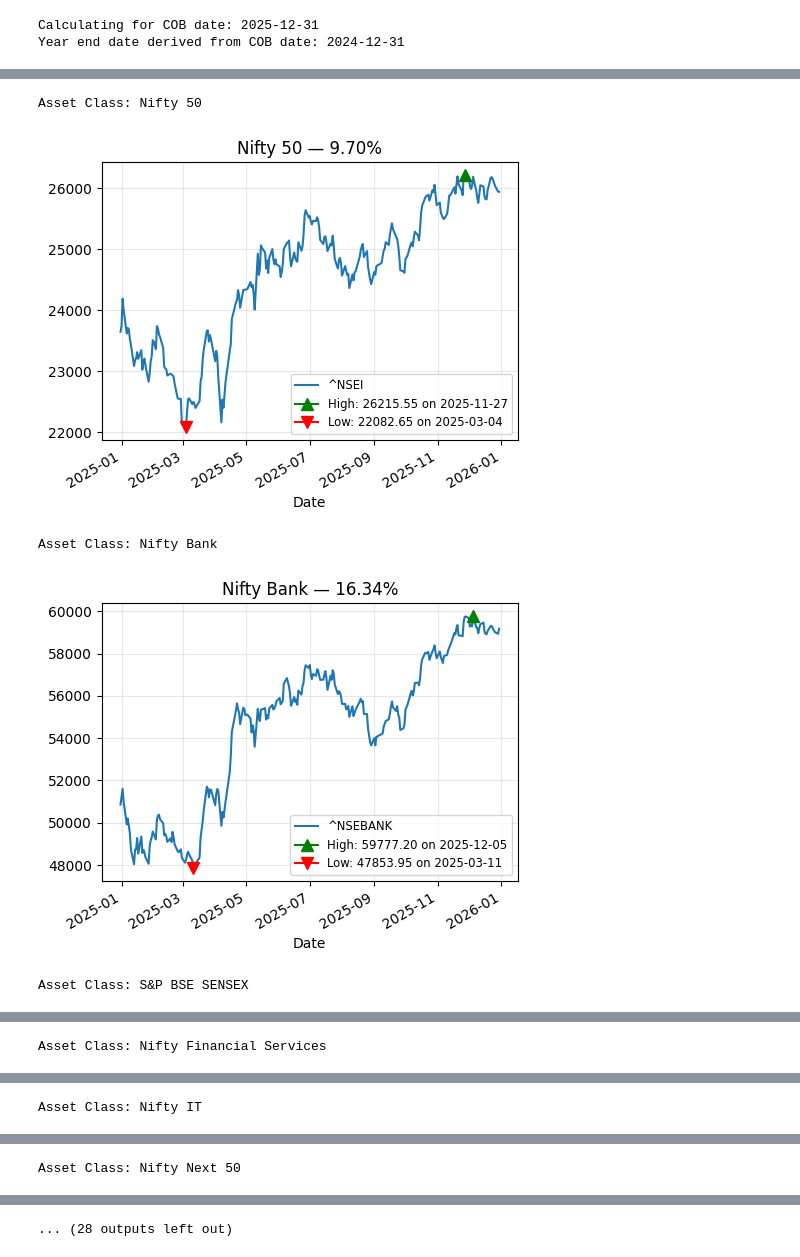
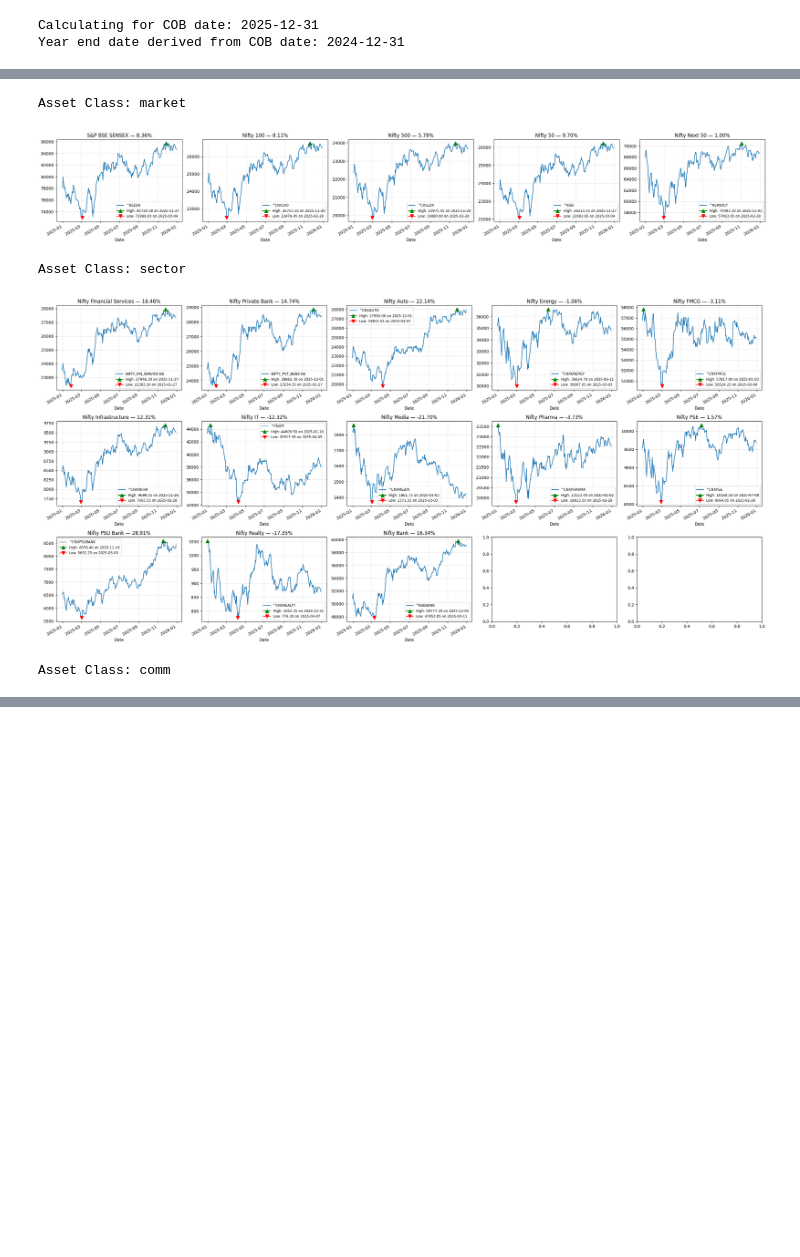
Before and after one commit to shreejyot/spaces, a Jupyter notebook: notebooks/india_mkt_data_dashboard.ipynb, the cells around one changed output, grey strips where cells are left out. Saved outputs shown, nothing was run; the diff lists cells and outputs as text; code cells hidden in the pictures; blank space fills up the shorter version.

```diff
--- a/notebooks/india_mkt_data_dashboard.ipynb
+++ b/notebooks/india_mkt_data_dashboard.ipynb
@@ -66,3 +67,4 @@ indices_df.head()
 # %%
-indices = indices_df.set_index('ticker')['name'].to_dict()
-#indices
+ticker_name_map = indices_df.set_index('ticker')['name'].to_dict()
+#ticker_name_map
+ticker_name_map["^NSEI"]
@@ -71,0 +73,3 @@ indices = indices_df.set_index('ticker')['name'].to_dict()
+# %%
+index_types_list = indices_df['index_type'].unique().tolist()
+index_types_list
@@ -71,0 +78,6 @@ indices = indices_df.set_index('ticker')['name'].to_dict()
+# %%
+index_ticker_map = {}
+for index_type in index_types_list:
+    tickers = indices_df[indices_df['index_type'] == index_type]['ticker'].tolist()
+    index_ticker_map[index_type] = tickers
+index_ticker_map
@@ -76,6 +104,6 @@ def fetch_data(tickers, start_dt, end_dt):
     return df
 # %%
 dashboard_data = {}
-for  ticker,name in indices.items():
-    dashboard_data[name] = fetch_data(ticker, start_dt = f"{year_end_date.strftime('%Y-%m-%d')}", end_dt=cob_date)
+for  ix_type, tickers in index_ticker_map.items():
+    dashboard_data[ix_type] = fetch_data(tickers, start_dt = f"{year_end_date.strftime('%Y-%m-%d')}", end_dt=cob_date)
 # %% [output]
@@ -122,52 +124,52 @@ dashboard_data
 # %%
 # Display data and charts
-for name, df in dashboard_data.items():
-    print(f"Asset Class: {name}")
-    fig, axes = plt.subplots(ncols=len(df.columns), nrows=1, figsize=(5 * len(df.columns),4))
+for ix_type, df in dashboard_data.items():
+    print(f"Asset Class: {ix_type}")
 
-    # Normalize axes to a list when only one subplot exists
-    axes_list = axes if hasattr(axes, '__len__') else [axes]
+    plot_rows = math.ceil(len(df.columns) / 5)
+    plot_cols = min(len(df.columns), 5)
+    fig, axes = plt.subplots(ncols=plot_cols, nrows=plot_rows, figsize=(5 * plot_cols, 4 * plot_rows))
 
-    for i, column in enumerate(df.columns):
-        ax = axes_list[i]
-        series = df[column].dropna()
+    for i, ticker in enumerate(df.columns):
+        ax = axes[i] if len(df.columns) <= 5 else axes[i // 5, i % 5]
+        series = df[ticker].dropna()
         if series.empty:
-            ax.set_title(indices.get(column, column))
+            ax.set_title(f"No Data for {ticker}")
             continue
 
         # Ensure chronological order
         series = series.sort_index()
 
         # Compute percent return over the period (first available -> last available)
         try:
             start_val = series.iloc[0]
             end_val = series.iloc[-1]
             pct_return = (end_val / start_val - 1) * 100
         except Exception:
             pct_return = float('nan')
 
         # Plot series with percent return in title
-        series.plot(ax=ax, title=f"{indices.get(column, column)} — {pct_return:.2f}%", xlabel=None)
+        series.plot(ax=ax, title=f"{ticker_name_map[ticker]} — {pct_return:.2f}%", xlabel=None)
 
         # Find high and low points
         high_idx = series.idxmax()
         high_val = series.max()
         low_idx = series.idxmin()
         low_val = series.min()
 
         # Plot markers for high and low
         ax.plot(high_idx, high_val, marker='^', color='green', markersize=8, label=f"High: {high_val:.2f} on {pd.to_datetime(high_idx).strftime('%Y-%m-%d')}")
         ax.plot(low_idx, low_val, marker='v', color='red', markersize=8, label=f"Low: {low_val:.2f} on {pd.to_datetime(low_idx).strftime('%Y-%m-%d')}")
 
         # Add legend and grid
         ax.legend(fontsize='small')
         ax.grid(alpha=0.3)
 
     plt.tight_layout()  # Adjust subplot spacing
     plt.show()
 # %% [output]
-Asset Class: Nifty 50
+Asset Class: market
-[figure, old version]
+[figure, new version]
-Asset Class: Nifty Bank
+Asset Class: sector
-[figure, old version]
+[figure, new version]
-Asset Class: S&P BSE SENSEX
+Asset Class: comm
@@ -175 +176,0 @@ Asset Class: S&P BSE SENSEX
-Asset Class: Nifty Financial Services
@@ -177 +176,0 @@ Asset Class: Nifty Financial Services
-Asset Class: Nifty IT
@@ -179 +176,0 @@ Asset Class: Nifty IT
-Asset Class: Nifty Next 50
@@ -181 +176,0 @@ Asset Class: Nifty Next 50
-... (28 outputs left out)
```
Also changed, not shown: parts of 10 cells of this notebook.
